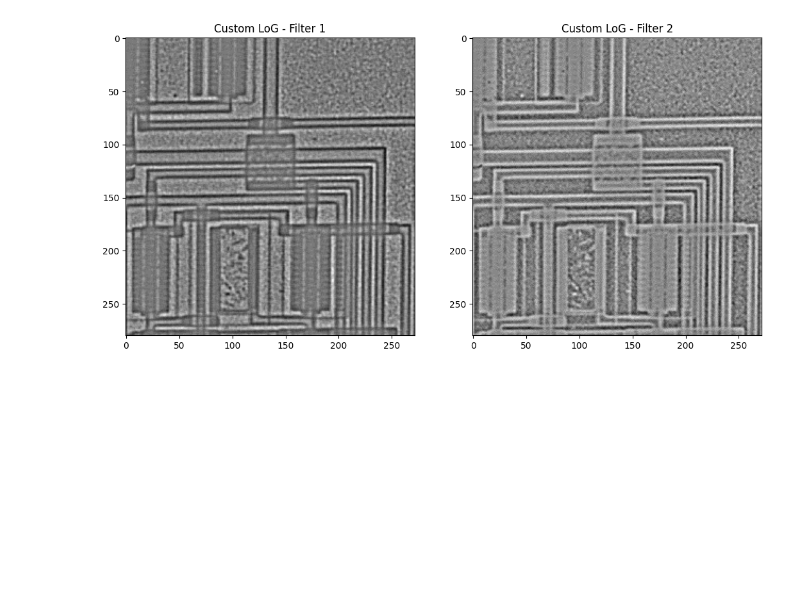
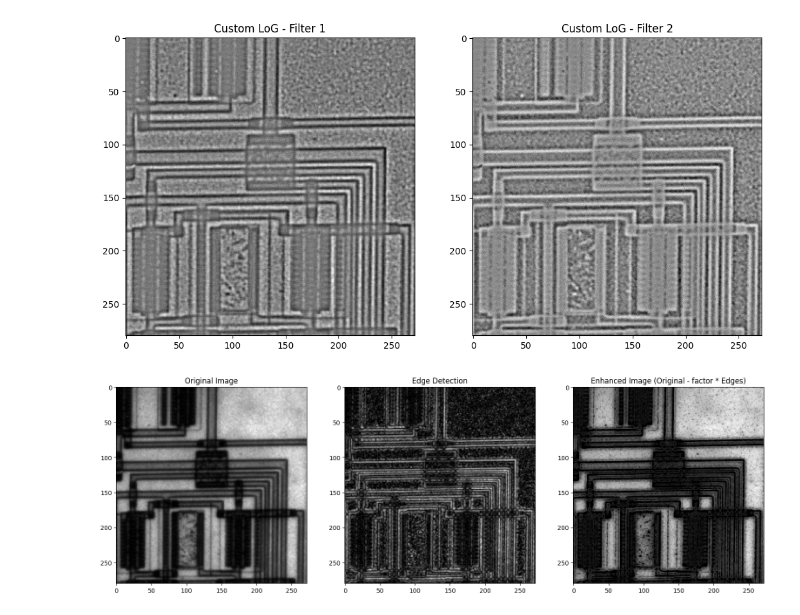
Before and after one commit to gehadnasser-2004/image-proccessing, a Jupyter notebook: lab5-std/Lab_Edge_Detection_STD.ipynb, the cells around one changed output. Drawn from its saved outputs; the diff is of its cells as text; code cells hidden in the pictures; blank space fills up the shorter version.

```diff
--- a/lab5-std/Lab_Edge_Detection_STD.ipynb
+++ b/lab5-std/Lab_Edge_Detection_STD.ipynb
@@ -138,7 +140,22 @@ show_images([log1_thresh, log2_thresh], ['Custom LoG - Filter 1', 'Custom LoG -
 # %%
 '''
 Optional
 1-Make edge detection
 2-Multiply by factor < 1
 3-Subtract (Orginal Image) - (Edge Detection Image)
 '''
+
+edge_image = np.abs(log1_thresh)
+
+factor = 0.5
+
+img_normalized = img / 255.0 if img.max() > 1 else img
+edge_normalized = edge_image / edge_image.max()
+
+enhanced_image = img_normalized - (factor * edge_normalized)
+enhanced_image = np.clip(enhanced_image, 0, 1)
+
+show_images([img, edge_image, enhanced_image],
+            ['Original Image', 'Edge Detection', 'Enhanced Image (Original - factor * Edges)'])
+# %% [output]
+[figure, added]
```
Also changed, not shown: parts of 1 cell of this notebook.
